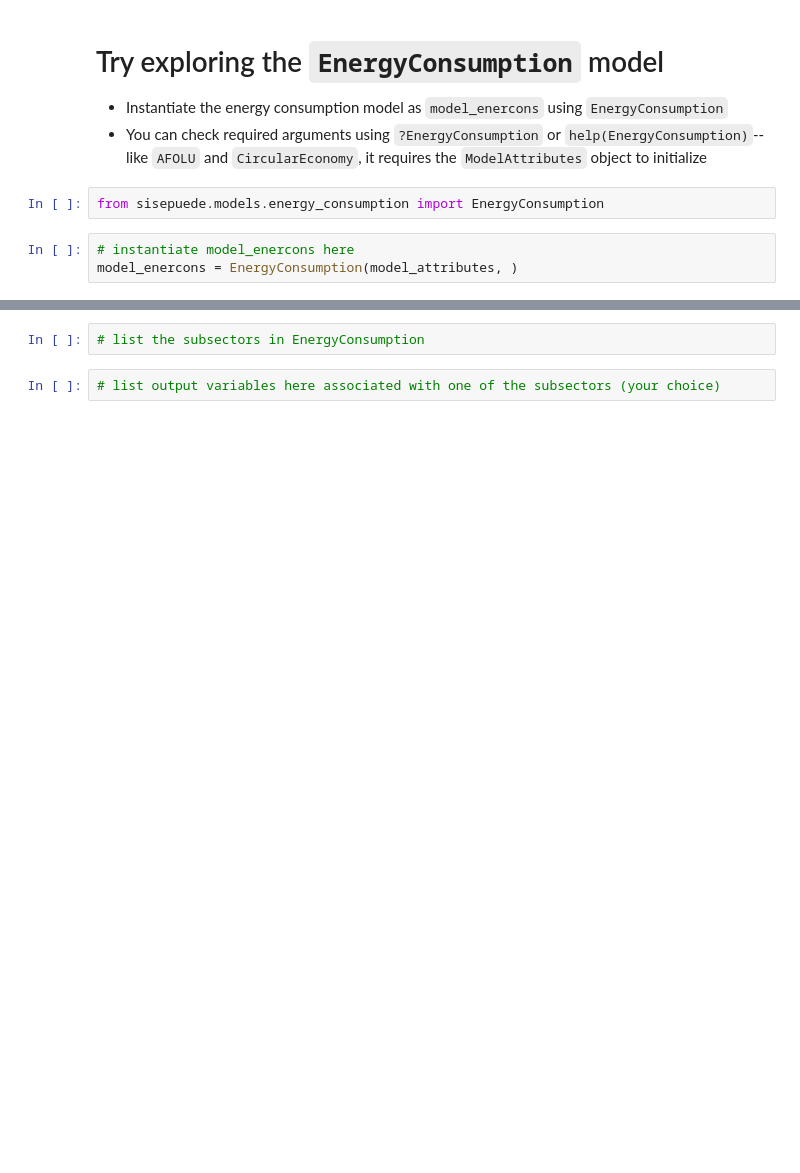
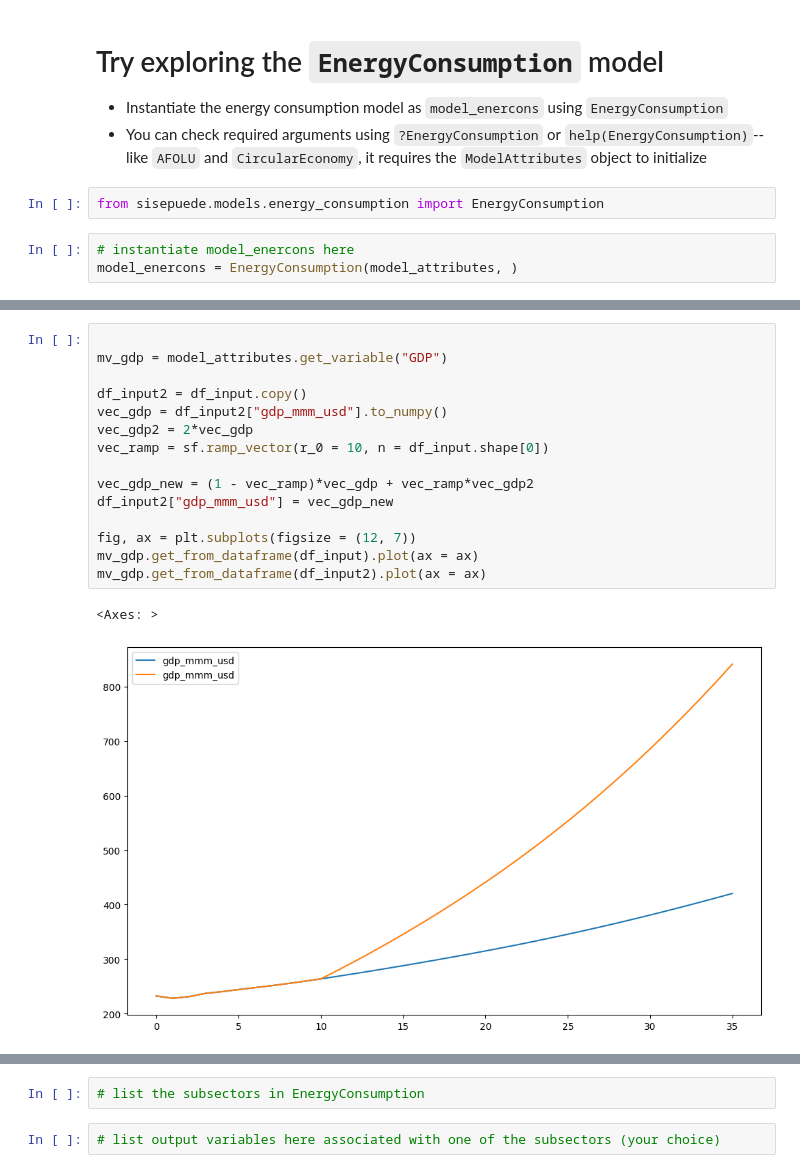
Before and after one commit to jcsyme/sisepuede_tutorials, a Jupyter notebook: sisepuede_tutorial_1-subsector_models.ipynb, the cells around one changed output, grey strips where cells are left out. Drawn from its saved outputs; the diff is of its cells as text; blank space fills up the shorter version.

```diff
--- a/sisepuede_tutorial_1-subsector_models.ipynb
+++ b/sisepuede_tutorial_1-subsector_models.ipynb
@@ -567,0 +532,18 @@ model_enercons(df_input_ec)
+# %%
+
+mv_gdp = model_attributes.get_variable("GDP")
+
+df_input2 = df_input.copy()
+vec_gdp = df_input2["gdp_mmm_usd"].to_numpy()
+vec_gdp2 = 2*vec_gdp
+vec_ramp = sf.ramp_vector(r_0 = 10, n = df_input.shape[0])
+
+vec_gdp_new = (1 - vec_ramp)*vec_gdp + vec_ramp*vec_gdp2
+df_input2["gdp_mmm_usd"] = vec_gdp_new
+
+fig, ax = plt.subplots(figsize = (12, 7))
+mv_gdp.get_from_dataframe(df_input).plot(ax = ax)
+mv_gdp.get_from_dataframe(df_input2).plot(ax = ax)
+# %% [output]
+<Axes: >
+[figure, added]
```
Also changed, not shown: parts of 11 cells of this notebook, 2 other files.
